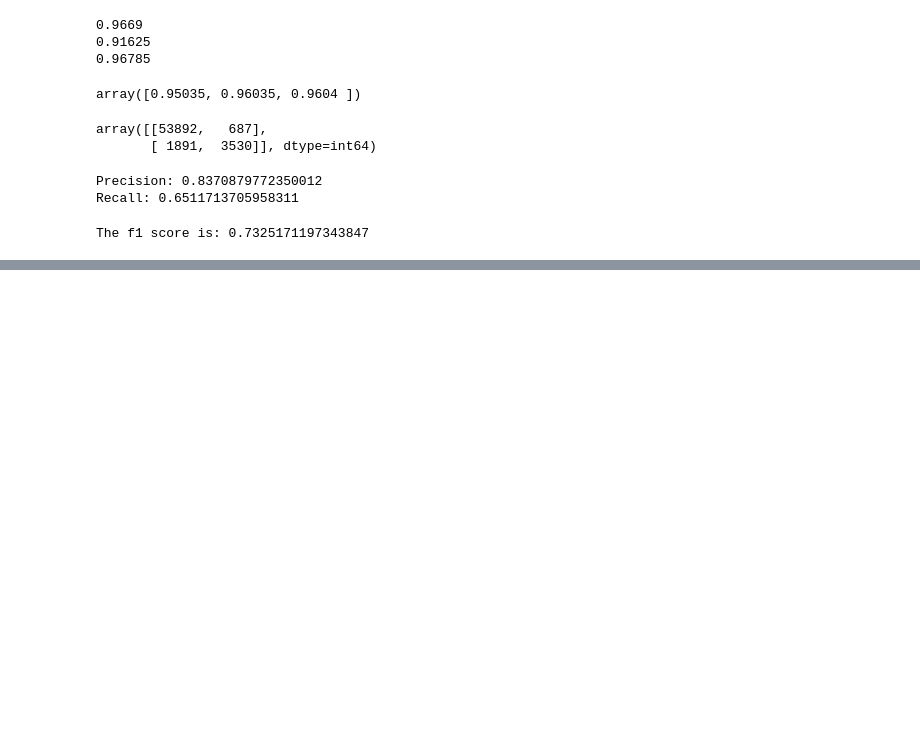
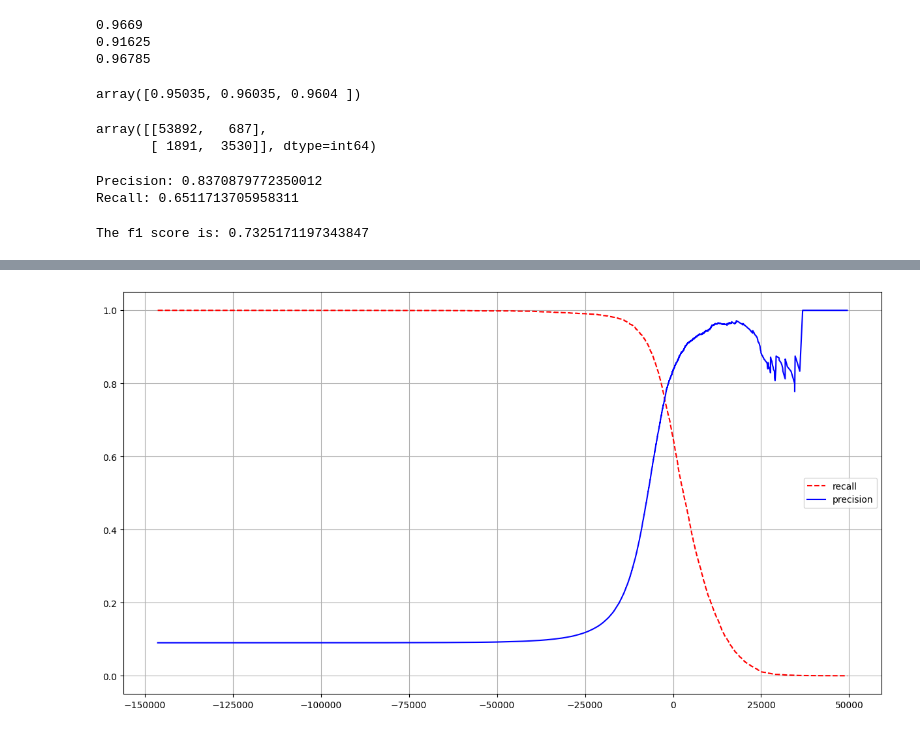
Before and after one commit to Ashmit-1/classificationDigits, a Jupyter notebook: classification.ipynb, the cells around one changed output, grey strips where cells are left out. Drawn from its saved outputs; the diff is of its cells as text; code cells hidden in the pictures; blank space fills up the shorter version.

```diff
--- a/classification.ipynb
+++ b/classification.ipynb
@@ -145,0 +187,9 @@ The f1 score is: 0.7325171197343847
+# %%
+plt.figure(figsize=(15, 8))
+plt.plot(thresholds, recalls[:-1], "r--", label="recall")
+plt.plot(thresholds, precisions[:-1], "b", label="precision")
+plt.grid(True)
+plt.legend(loc=7)
+plt.show()
+# %% [output]
+[figure, added]
```
Also changed, not shown: parts of 5 cells of this notebook.
